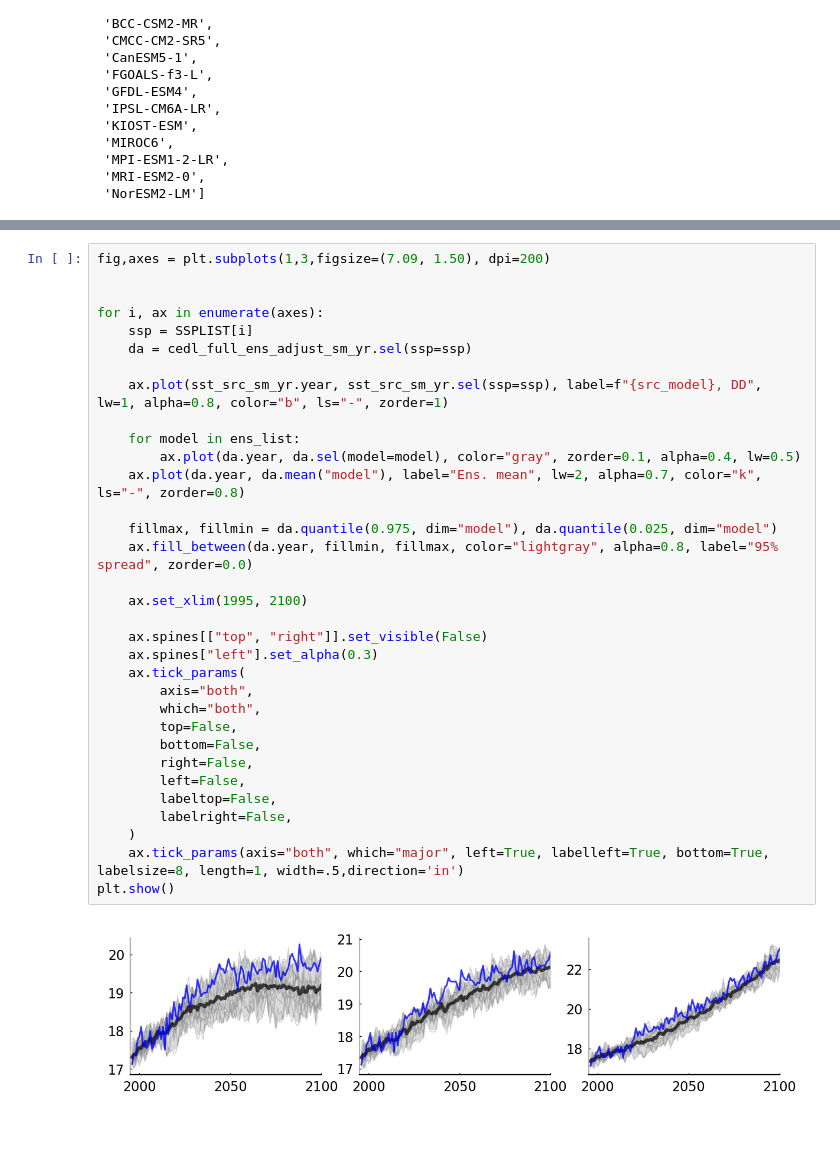
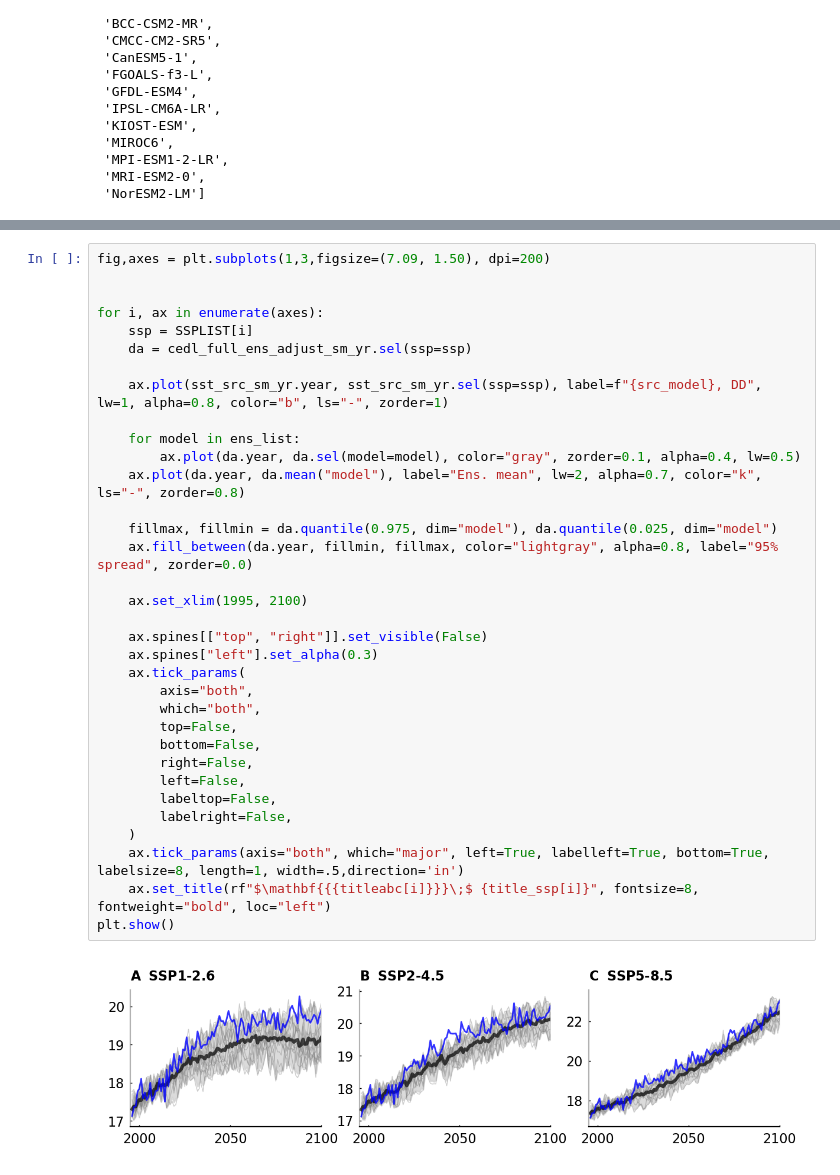
Before and after one commit to donghyuk95/CEDL_framework, a Jupyter notebook: CEDL_analysis.ipynb, the cells around one changed output, grey strips where cells are left out. Drawn from its saved outputs; the diff is of its cells as text; blank space fills up the shorter version.

```diff
--- a/CEDL_analysis.ipynb
+++ b/CEDL_analysis.ipynb
@@ -370,31 +358,32 @@ fig,axes = plt.subplots(1,3,figsize=(7.09, 1.50), dpi=200)
 for i, ax in enumerate(axes):
     ssp = SSPLIST[i]
     da = cedl_full_ens_adjust_sm_yr.sel(ssp=ssp)
 
     ax.plot(sst_src_sm_yr.year, sst_src_sm_yr.sel(ssp=ssp), label=f"{src_model}, DD", lw=1, alpha=0.8, color="b", ls="-", zorder=1)
 
     for model in ens_list:
         ax.plot(da.year, da.sel(model=model), color="gray", zorder=0.1, alpha=0.4, lw=0.5)
     ax.plot(da.year, da.mean("model"), label="Ens. mean", lw=2, alpha=0.7, color="k", ls="-", zorder=0.8)
 
     fillmax, fillmin = da.quantile(0.975, dim="model"), da.quantile(0.025, dim="model")
     ax.fill_between(da.year, fillmin, fillmax, color="lightgray", alpha=0.8, label="95% spread", zorder=0.0)
 
     ax.set_xlim(1995, 2100)
 
     ax.spines[["top", "right"]].set_visible(False)
     ax.spines["left"].set_alpha(0.3)
     ax.tick_params(
         axis="both",
         which="both",
         top=False,
         bottom=False,
         right=False,
         left=False,
         labeltop=False,
         labelright=False,
     )
     ax.tick_params(axis="both", which="major", left=True, labelleft=True, bottom=True, labelsize=8, length=1, width=.5,direction='in')
+    ax.set_title(rf"$\mathbf{{{titleabc[i]}}}\;$ {title_ssp[i]}", fontsize=8, fontweight="bold", loc="left")
 plt.show()
 # %% [output]
-[figure, old version]
+[figure, new version]
```
Also changed, not shown: parts of 9 cells of this notebook, 1 other file.
